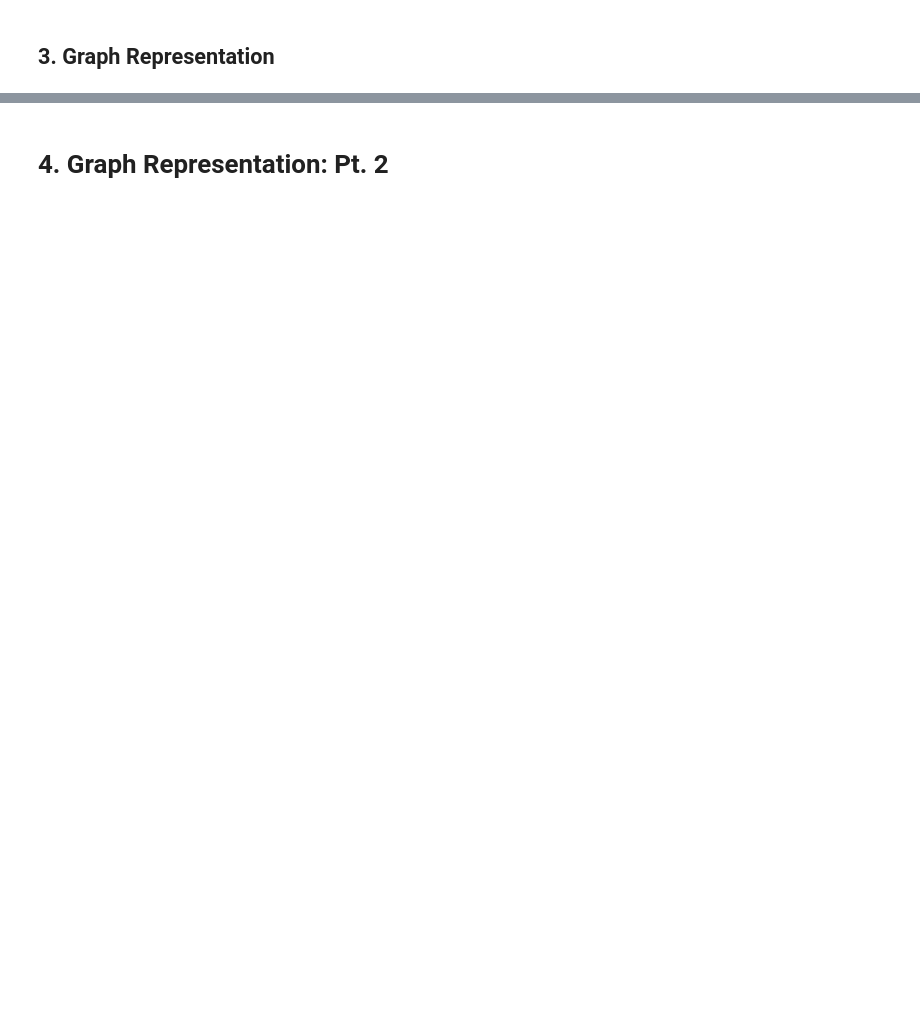
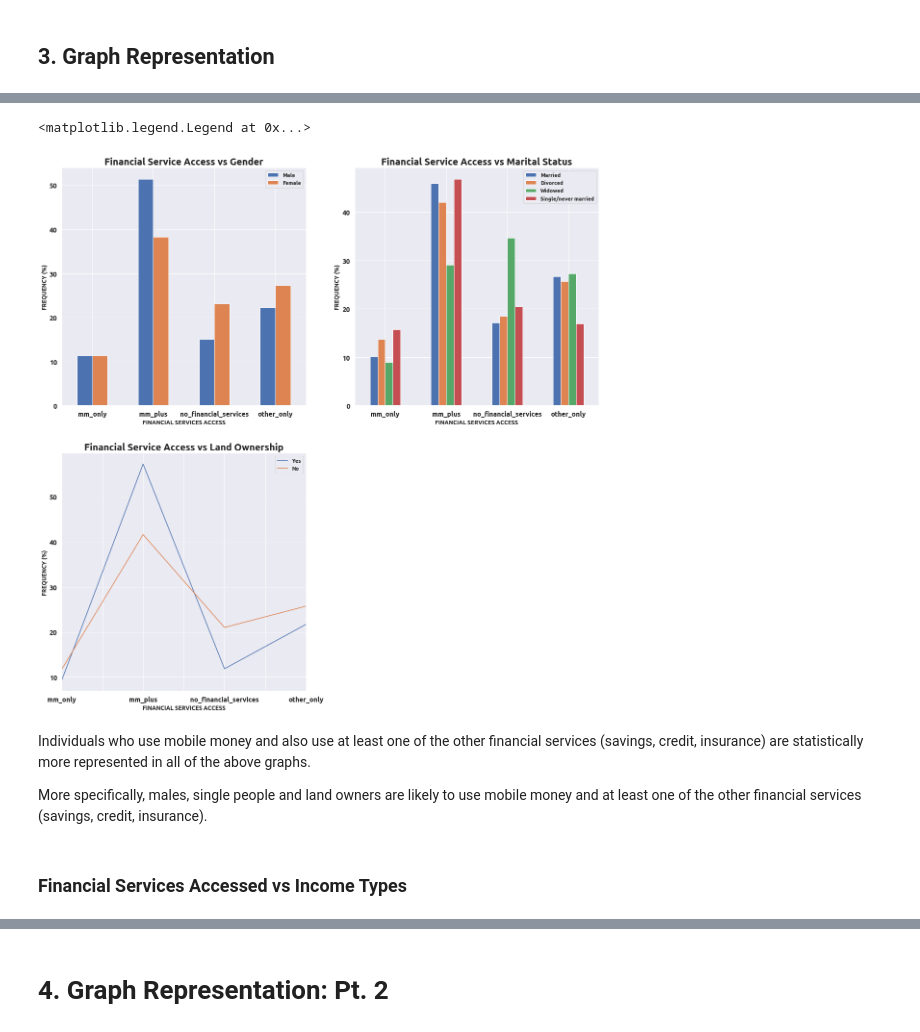
Before and after one commit to Shalom91/DATA-VIZ-Part2, a Jupyter notebook: Financial Services Use in Tanzania.ipynb, the cells around one changed output, grey strips where cells are left out. Drawn from its saved outputs; the diff is of its cells as text; code cells hidden in the pictures; blank space fills up the shorter version.

```diff
--- a/Financial Services Use in Tanzania.ipynb
+++ b/Financial Services Use in Tanzania.ipynb
@@ -335,0 +159,36 @@ Text(0, 0.5, 'frequency')
+# %%
+# graph 2
+ax = plt.subplot(221)
+mmc_gender_table.plot(kind='bar', stacked=False, ax=ax, figsize=(20,20)).set_title('Financial Service Access vs Gender', fontsize=20, weight = 'bold')
+plt.xticks(fontsize=14, rotation = 0)
+plt.yticks(fontsize=14)
+plt.ylabel('FREQUENCY (%)')
+plt.xlabel('FINANCIAL SERVICES ACCESS')
+plt.legend(('Male', 'Female'))
+
+# graph 3
+ax = plt.subplot(222)
+mmc_marital_table.plot(kind='bar', stacked=False, ax=ax, figsize=(20,20)).set_title('Financial Service Access vs Marital Status', fontsize=20, weight = 'bold')
+plt.xticks(fontsize=14, rotation = 0)
+plt.yticks(fontsize=14)
+plt.ylabel('FREQUENCY (%)')
+plt.xlabel('FINANCIAL SERVICES ACCESS')
+plt.legend(('Married', 'Divorced', 'Widowed', 'Single/never married'))
+
+# graph 4
+ax = plt.subplot(223)
+mmc_land_table.plot(kind='line', stacked=False, ax=ax, figsize=(20,20)).set_title('Financial Service Access vs Land Ownership', fontsize=20, weight = 'bold')
+plt.xticks(fontsize=14, rotation = 0)
+plt.yticks(fontsize=14)
+plt.ylabel('FREQUENCY (%)')
+plt.xlabel('FINANCIAL SERVICES ACCESS')
+plt.legend(('Yes', 'No'))
+# %% [output]
+<matplotlib.legend.Legend at 0x...>
+[figure, added]
+# %% [markdown]
+Individuals who use mobile money and also use at least one of the other financial services (savings, credit, insurance) are statistically more represented in all of the above graphs.
+
+More specifically, males, single people and land owners are likely to use mobile money and at least one of the other financial services (savings, credit, insurance).
+# %% [markdown]
+### Financial Services Accessed vs Income Types
```
Also changed, not shown: parts of 125 cells of this notebook.
